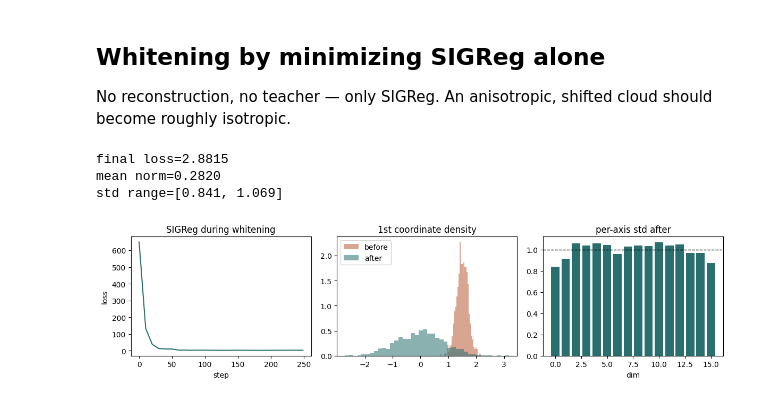
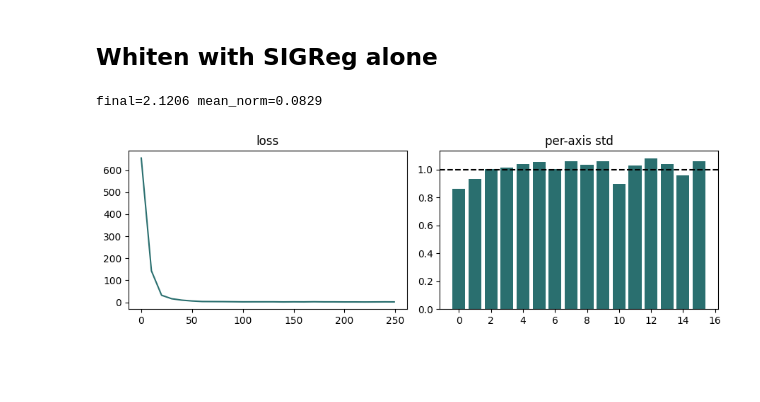
Before and after one commit to felix-newman/pytorch-katas, a Jupyter notebook: notebooks/sigreg/sigreg.ipynb, the cells around one changed output. Saved outputs shown, nothing was run; the diff lists cells and outputs as text; code cells hidden in the pictures; blank space fills up the shorter version.

```diff
--- a/notebooks/sigreg/sigreg.ipynb
+++ b/notebooks/sigreg/sigreg.ipynb
@@ -33,8 +18,0 @@ device: cpu
-# %%
-criterion = SIGReg(num_slices=512).to(device)
-print(criterion)
-
-z = torch.randn(256, 64, device=device, requires_grad=True)
-loss = criterion(z)
-loss.backward()
-print(f"loss={loss.item():.4f}, grad_norm={z.grad.norm().item():.4f}")
@@ -81,56 +43,26 @@ anisotropic scales      1014.3979
-# %% [markdown]
-## Whitening by minimizing SIGReg alone
-
-No reconstruction, no teacher — only SIGReg. An anisotropic, shifted cloud should become roughly isotropic.
+# %% [markdown]
+## Whiten with SIGReg alone
 # %%
 torch.manual_seed(1)
-N, D = 1024, 16
-X = torch.randn(N, D, device=device)
-X = X * torch.linspace(0.2, 5.0, D, device=device) + 1.5
-
-W = torch.nn.Parameter(torch.eye(D, device=device))
-b = torch.nn.Parameter(torch.zeros(D, device=device))
+X = torch.randn(1024, 16, device=device)
+X = X * torch.linspace(0.2, 5, 16, device=device) + 1.5
+W = torch.nn.Parameter(torch.eye(16, device=device))
+b = torch.nn.Parameter(torch.zeros(16, device=device))
 opt = torch.optim.Adam([W, b], lr=5e-2)
-
 curve = []
 for step in range(250):
-    Z = X @ W + b
-    loss = sigreg_loss(Z, num_slices=256)
-    opt.zero_grad()
-    loss.backward()
-    opt.step()
+    loss = crit(X @ W + b)
+    opt.zero_grad(); loss.backward(); opt.step()
     if step % 10 == 0 or step == 249:
         curve.append((step, loss.item()))
-
 steps, vals = zip(*curve)
-fig, axes = plt.subplots(1, 3, figsize=(12, 3.2))
-
-axes[0].plot(steps, vals, color="#2a6f6f")
-axes[0].set_title("SIGReg during whitening")
-axes[0].set_xlabel("step")
-axes[0].set_ylabel("loss")
-
-with torch.no_grad():
-    Z0 = X
-    Z1 = X @ W + b
-    axes[1].hist(Z0[:, 0].cpu(), bins=40, density=True, alpha=0.55, label="before", color="#b85c38")
-    axes[1].hist(Z1[:, 0].cpu(), bins=40, density=True, alpha=0.55, label="after", color="#2a6f6f")
-    axes[1].set_title("1st coordinate density")
-    axes[1].legend()
-
-    stds = Z1.std(0).cpu()
-    axes[2].bar(range(D), stds, color="#2a6f6f")
-    axes[2].axhline(1.0, color="black", lw=1, ls="--")
-    axes[2].set_title("per-axis std after")
-    axes[2].set_xlabel("dim")
-
-print(f"final loss={vals[-1]:.4f}")
-print(f"mean norm={Z1.mean(0).norm().item():.4f}")
-print(f"std range=[{stds.min():.3f}, {stds.max():.3f}]")
-fig.tight_layout()
-plt.show()
+Z = (X @ W + b).detach()
+fig, ax = plt.subplots(1, 2, figsize=(9, 3))
+ax[0].plot(steps, vals, color="#2a6f6f"); ax[0].set_title("loss")
+ax[1].bar(range(16), Z.std(0).cpu(), color="#2a6f6f"); ax[1].axhline(1, c="k", ls="--")
+ax[1].set_title("per-axis std")
+print(f"final={vals[-1]:.4f} mean_norm={Z.mean(0).norm():.4f}")
+fig.tight_layout(); plt.show()
 # %% [output]
-final loss=2.8815
-mean norm=0.2820
-std range=[0.841, 1.069]
+final=2.1206 mean_norm=0.0829
-[figure, old version]
+[figure, new version]
```
Also changed, not shown: parts of 9 cells of this notebook, 2 other files.
